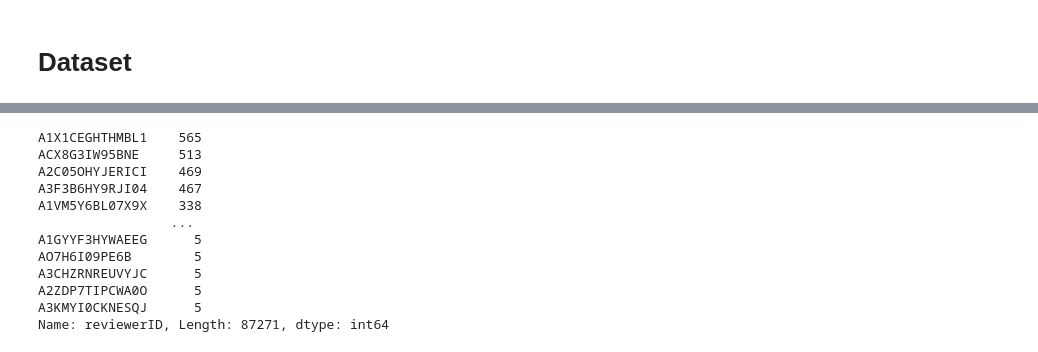
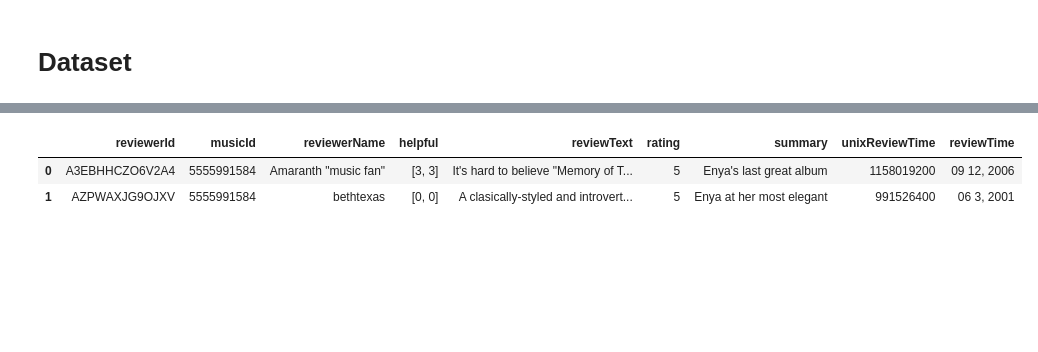
Before and after one commit to mequanent/Recommendation-System-Exercises, a Jupyter notebook: Music Recommendation.ipynb, the cells around one changed output, grey strips where cells are left out. Saved outputs shown, nothing was run; the diff lists cells and outputs as text; code cells hidden in the pictures; blank space fills up the shorter version.

```diff
--- a/Music Recommendation.ipynb
+++ b/Music Recommendation.ipynb
@@ -74,15 +29,7 @@ Name: asin, Length: 13209, dtype: int64
-# %%
-app_reviews.reviewerID.value_counts()
-# %% [output]
-A1X1CEGHTHMBL1    565
-ACX8G3IW95BNE     513
-A2C05OHYJERICI    469
-A3F3B6HY9RJI04    467
-A1VM5Y6BL07X9X    338
-                 ...
-A1GYYF3HYWAEEG      5
-AO7H6I09PE6B        5
-A3CHZRNREUVYJC      5
-A2ZDP7TIPCWA0O      5
-A3KMYI0CKNESQJ      5
-Name: reviewerID, Length: 87271, dtype: int64
+# %%
+music_reviews.rename(columns = {'reviewerID':'reviewerId', 'overall':'rating', 'asin':'musicId'}, inplace = True)
+music_reviews.head(2)
+# %% [output]
+|  | reviewerId | musicId | reviewerName | helpful | reviewText | rating | summary | unixReviewTime | reviewTime |
+| 0 | A3EBHHCZO6V2A4 | 5555991584 | Amaranth "music fan" | [3, 3] | It's hard to believe "Memory of T... | 5 | Enya's last great album | 1158019200 | 09 12, 2006 |
+| 1 | AZPWAXJG9OJXV | 5555991584 | bethtexas | [0, 0] | A clasically-styled and introvert... | 5 | Enya at her most elegant | 991526400 | 06 3, 2001 |
```
Also changed, not shown: parts of 15 cells of this notebook.
